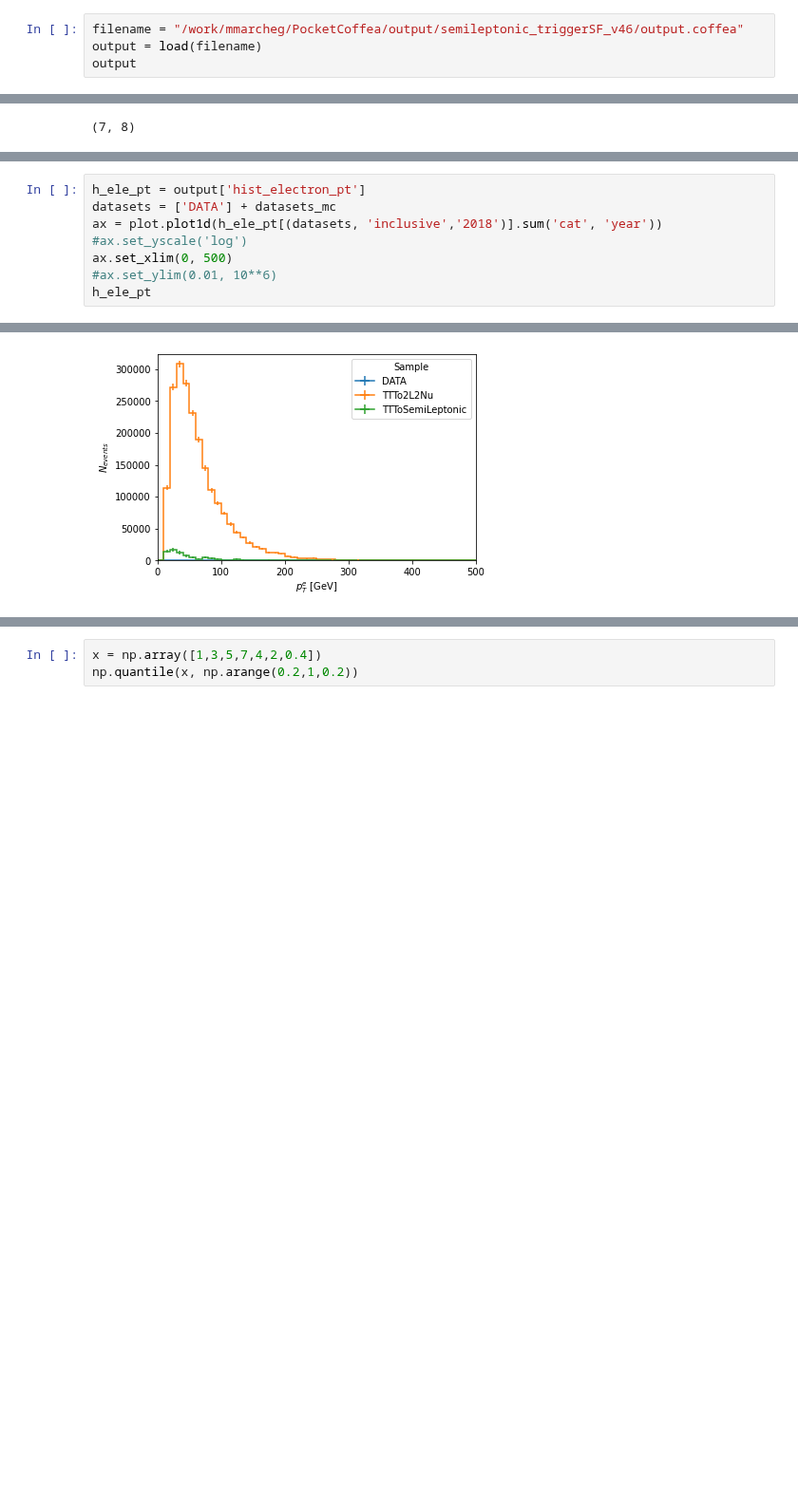
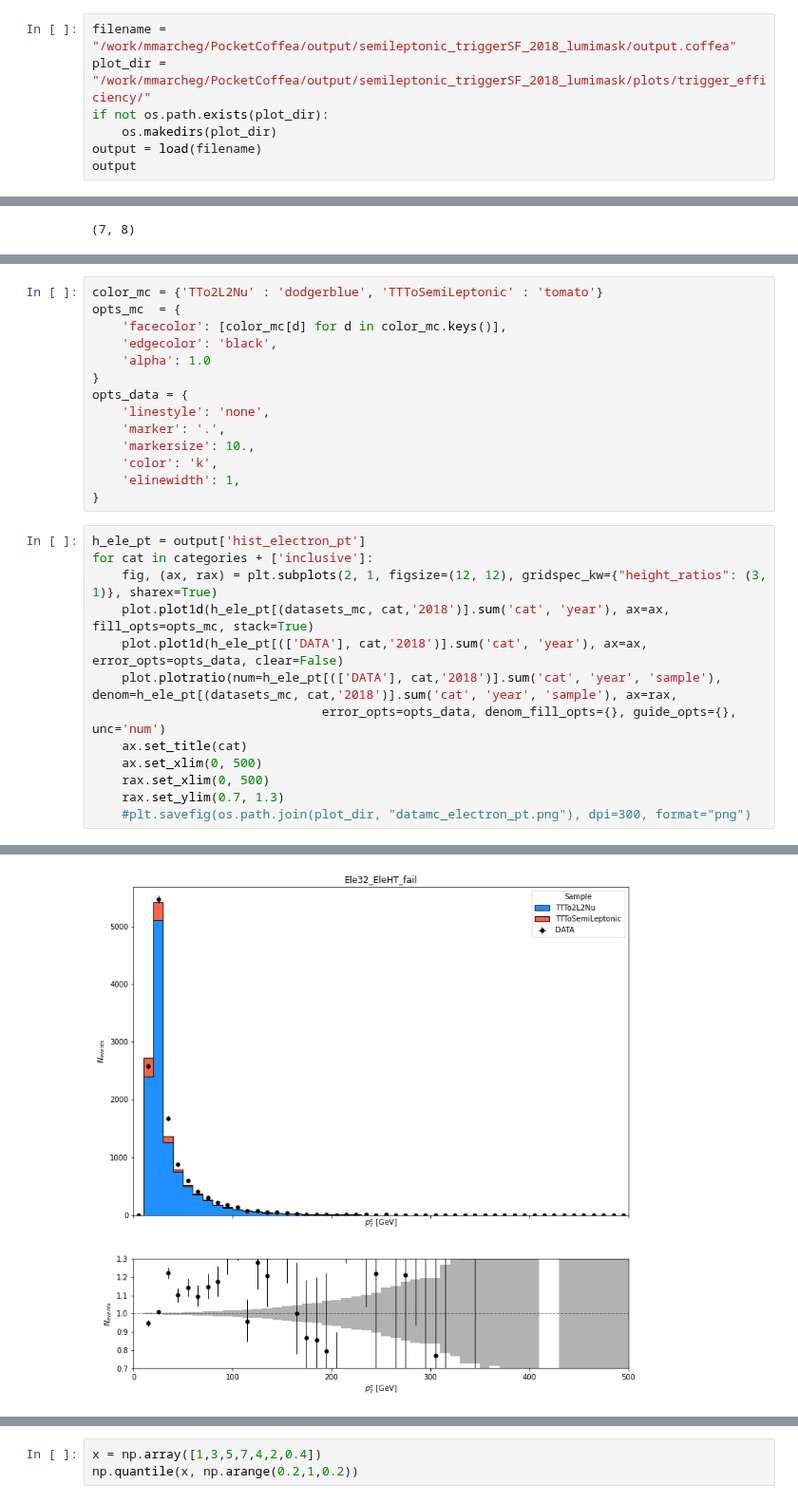
Before and after one commit to PocketCoffea/PocketCoffea, a Jupyter notebook: notebooks/trigger_efficiency.ipynb, the cells around one changed output, grey strips where cells are left out. Shown at 95% size. Cells and saved outputs as stored; diff of their text form; blank space fills up the shorter version.

Commit message:
Updates for plotting of trigger SF

```diff
--- a/notebooks/trigger_efficiency.ipynb
+++ b/notebooks/trigger_efficiency.ipynb
@@ -19,7 +20,10 @@ data_y
 # %% [output]
 array([ 0.,  2.,  4.,  6.,  8., 10., 12., 14., 16., 18., 20.])
 # %%
-filename = "/work/mmarcheg/PocketCoffea/output/semileptonic_triggerSF_v46/output.coffea"
+filename = "/work/mmarcheg/PocketCoffea/output/semileptonic_triggerSF_2018_lumimask/output.coffea"
+plot_dir = "/work/mmarcheg/PocketCoffea/output/semileptonic_triggerSF_2018_lumimask/plots/trigger_efficiency/"
+if not os.path.exists(plot_dir):
+    os.makedirs(plot_dir)
 output = load(filename)
 output
 # %% [output]
@@ -161,9 +167,28 @@ output['trigger_efficiency']['Ele32_WPTight_Gsf_pass']
+# %%
+color_mc = {'TTo2L2Nu' : 'dodgerblue', 'TTToSemiLeptonic' : 'tomato'}
+opts_mc  = {
+    'facecolor': [color_mc[d] for d in color_mc.keys()],
+    'edgecolor': 'black',
+    'alpha': 1.0
+}
+opts_data = {
+    'linestyle': 'none',
+    'marker': '.',
+    'markersize': 10.,
+    'color': 'k',
+    'elinewidth': 1,
+}
 # %%
 h_ele_pt = output['hist_electron_pt']
-datasets = ['DATA'] + datasets_mc
-ax = plot.plot1d(h_ele_pt[(datasets, 'inclusive','2018')].sum('cat', 'year'))
-#ax.set_yscale('log')
-ax.set_xlim(0, 500)
-#ax.set_ylim(0.01, 10**6)
-h_ele_pt
+for cat in categories + ['inclusive']:
+    fig, (ax, rax) = plt.subplots(2, 1, figsize=(12, 12), gridspec_kw={"height_ratios": (3, 1)}, sharex=True)
+    plot.plot1d(h_ele_pt[(datasets_mc, cat,'2018')].sum('cat', 'year'), ax=ax, fill_opts=opts_mc, stack=True)
+    plot.plot1d(h_ele_pt[(['DATA'], cat,'2018')].sum('cat', 'year'), ax=ax, error_opts=opts_data, clear=False)
+    plot.plotratio(num=h_ele_pt[(['DATA'], cat,'2018')].sum('cat', 'year', 'sample'), denom=h_ele_pt[(datasets_mc, cat,'2018')].sum('cat', 'year', 'sample'), ax=rax,
+                               error_opts=opts_data, denom_fill_opts={}, guide_opts={}, unc='num')
+    ax.set_title(cat)
+    ax.set_xlim(0, 500)
+    rax.set_xlim(0, 500)
+    rax.set_ylim(0.7, 1.3)
+    #plt.savefig(os.path.join(plot_dir, "datamc_electron_pt.png"), dpi=300, format="png")
 # %% [output]
@@ -171 +195 @@ h_ele_pt
-[figure, old version]
+[figure, new version]
```
Also changed, not shown: parts of 14 cells of this notebook, 3 other files.
